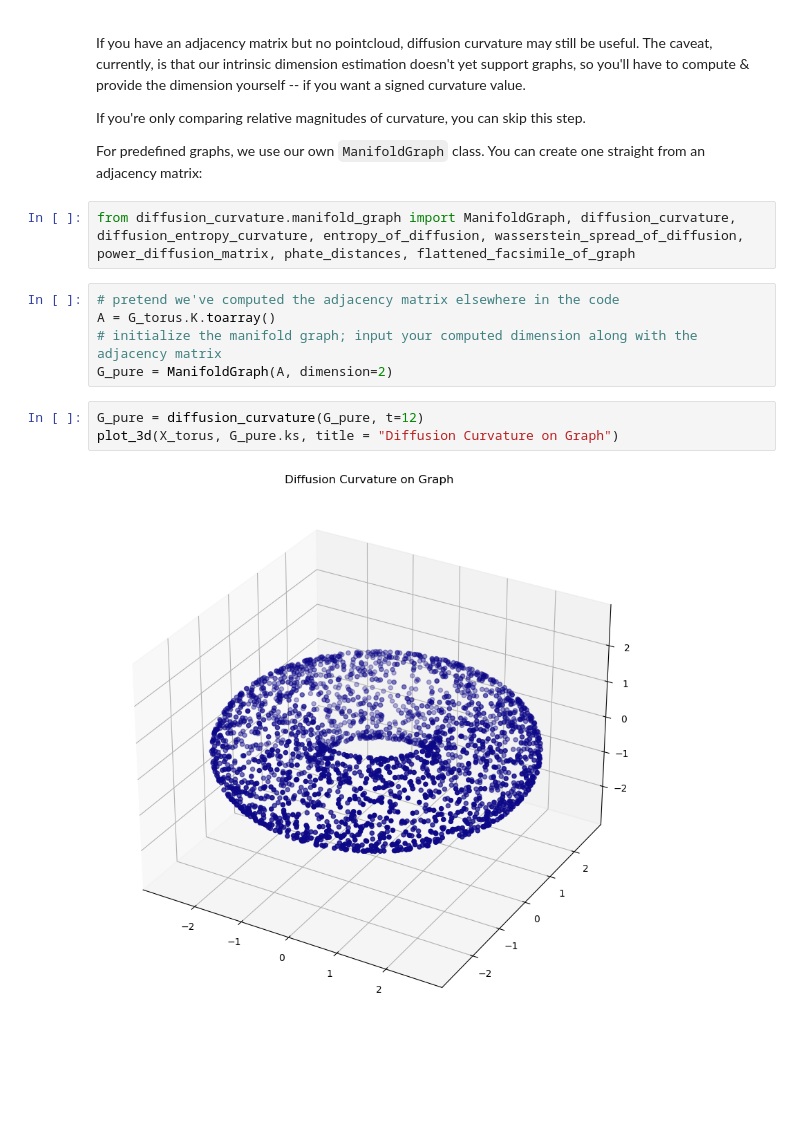
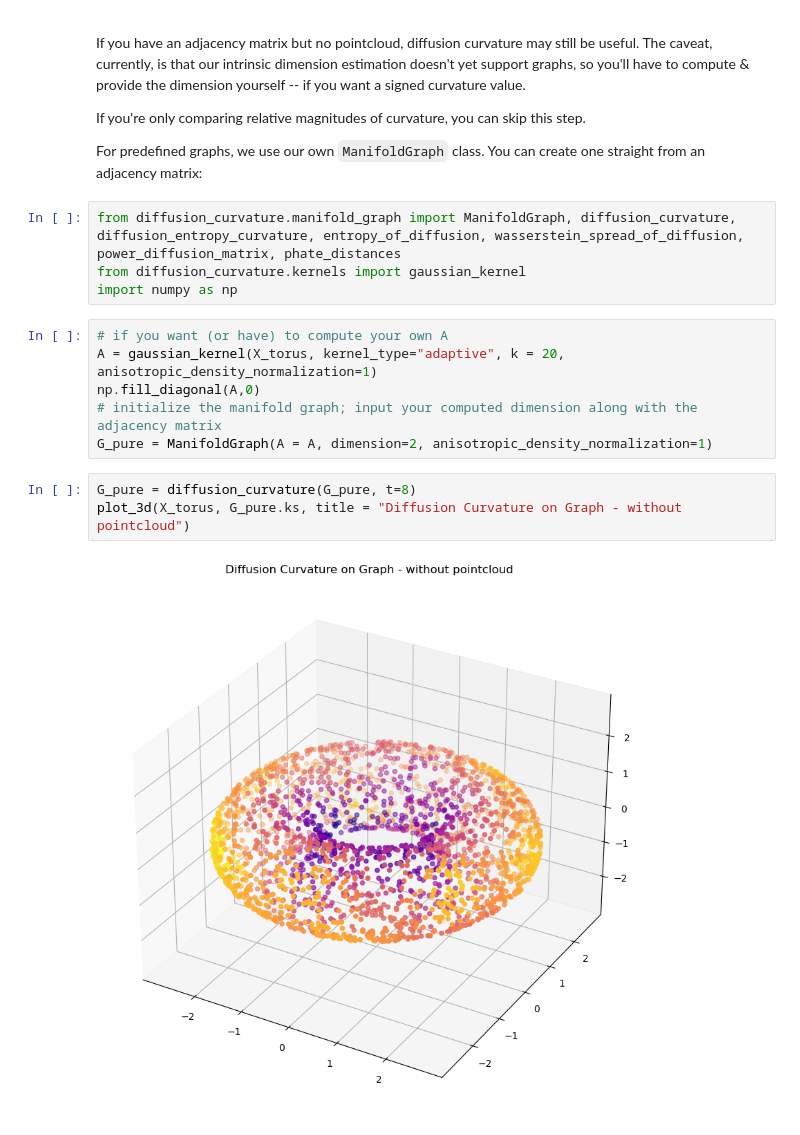
Before and after one commit to professorwug/diffusion_curvature_old, a Jupyter notebook: nbs/index.ipynb, the cells around one changed output. Drawn from its saved outputs; the diff is of its cells as text; blank space fills up the shorter version.

```diff
--- a/nbs/index.ipynb
+++ b/nbs/index.ipynb
@@ -95,16 +95,19 @@ If you're only comparing relative magnitudes of curvature, you can skip this ste
 
 For predefined graphs, we use our own `ManifoldGraph` class. You can create one straight from an adjacency matrix:
 # %%
-from diffusion_curvature.manifold_graph import ManifoldGraph, diffusion_curvature, diffusion_entropy_curvature, entropy_of_diffusion, wasserstein_spread_of_diffusion, power_diffusion_matrix, phate_distances, flattened_facsimile_of_graph
+from diffusion_curvature.manifold_graph import ManifoldGraph, diffusion_curvature, diffusion_entropy_curvature, entropy_of_diffusion, wasserstein_spread_of_diffusion, power_diffusion_matrix, phate_distances
+from diffusion_curvature.kernels import gaussian_kernel
+import numpy as np
 # %%
-# pretend we've computed the adjacency matrix elsewhere in the code
-A = G_torus.K.toarray()
+# if you want (or have) to compute your own A
+A = gaussian_kernel(X_torus, kernel_type="adaptive", k = 20, anisotropic_density_normalization=1)
+np.fill_diagonal(A,0)
 # initialize the manifold graph; input your computed dimension along with the adjacency matrix
-G_pure = ManifoldGraph(A, dimension=2)
+G_pure = ManifoldGraph(A = A, dimension=2, anisotropic_density_normalization=1)
 # %%
-G_pure = diffusion_curvature(G_pure, t=12)
-plot_3d(X_torus, G_pure.ks, title = "Diffusion Curvature on Graph")
+G_pure = diffusion_curvature(G_pure, t=8)
+plot_3d(X_torus, G_pure.ks, title = "Diffusion Curvature on Graph - without pointcloud")
 # %% [output]
-[figure, old version]
+[figure, new version]
 # %% [markdown]
 Alternately, to compute just the *relative magnitudes* of the pointwise curvatures (without signs), we can directly use either the `wasserstein_spread_of_diffusion` (which computes the $W_1$ distance from a dirac to its t-step diffusion), or the `entropy_of_diffusion` function (which computes the entropy of each t-step diffusion). The latter is nice when the manifold's geodesic distances are hard to estimate -- it corresponds to replacing the wasserstein distance with the KL divergence.
```
Also changed, not shown: parts of 5 cells of this notebook, 6 other files.
